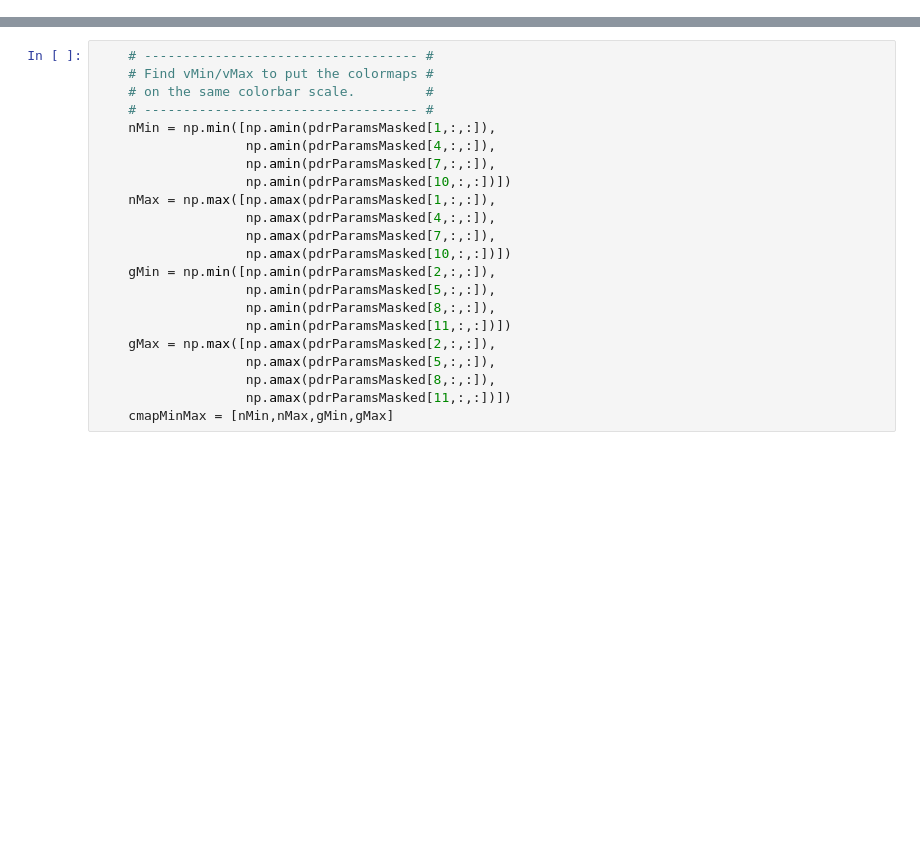
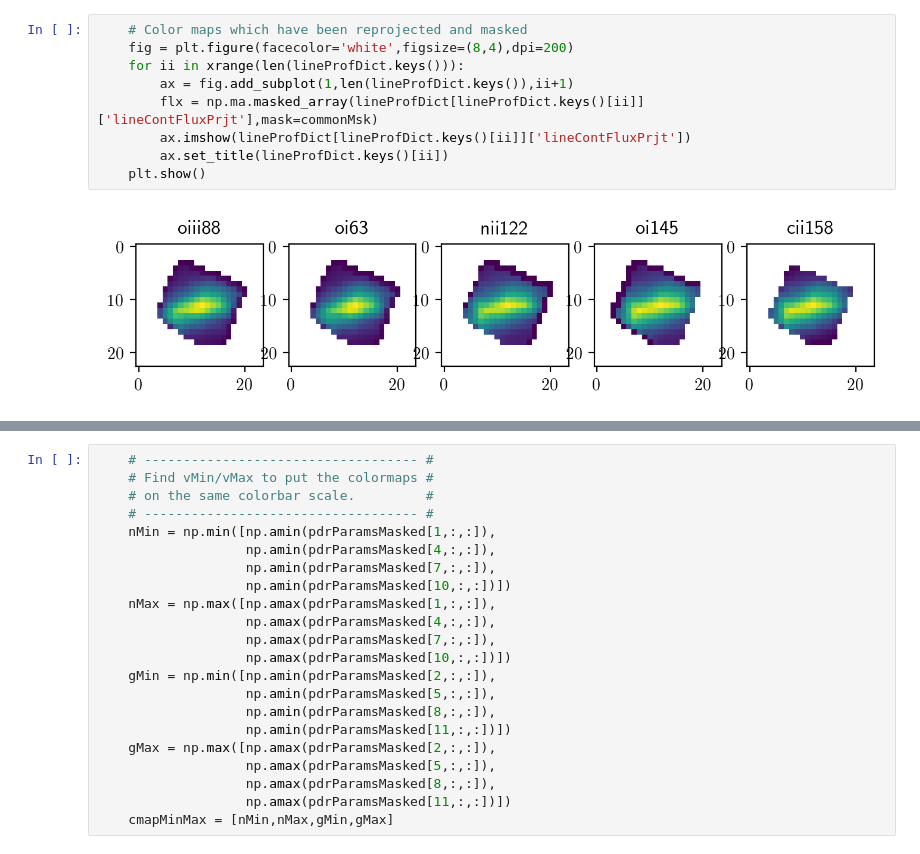
Before and after one commit to myrastone0/Spectral_Analysis, a Jupyter notebook: pdr/pdrModelFitting.ipynb, the cells around one changed output, grey strips where cells are left out. Saved outputs shown, nothing was run; the diff lists cells and outputs as text; blank space fills up the shorter version.

```diff
--- a/pdr/pdrModelFitting.ipynb
+++ b/pdr/pdrModelFitting.ipynb
@@ -553,0 +464,11 @@ PDR Fitting line set 0
+# %%
+    # Color maps which have been reprojected and masked
+    fig = plt.figure(facecolor='white',figsize=(8,4),dpi=200)
+    for ii in xrange(len(lineProfDict.keys())):
+        ax = fig.add_subplot(1,len(lineProfDict.keys()),ii+1)
+        flx = np.ma.masked_array(lineProfDict[lineProfDict.keys()[ii]]['lineContFluxPrjt'],mask=commonMsk)
+        ax.imshow(lineProfDict[lineProfDict.keys()[ii]]['lineContFluxPrjt'])
+        ax.set_title(lineProfDict.keys()[ii])
+    plt.show()
+# %% [output]
+[figure, added]
```
Also changed, not shown: parts of 46 cells of this notebook, 7 other files.
